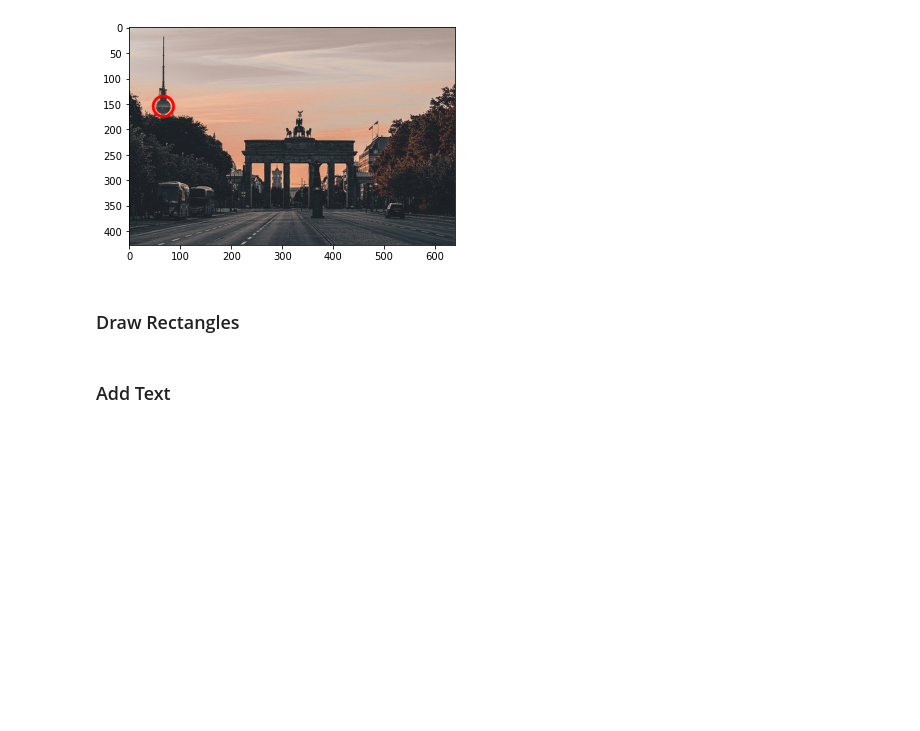
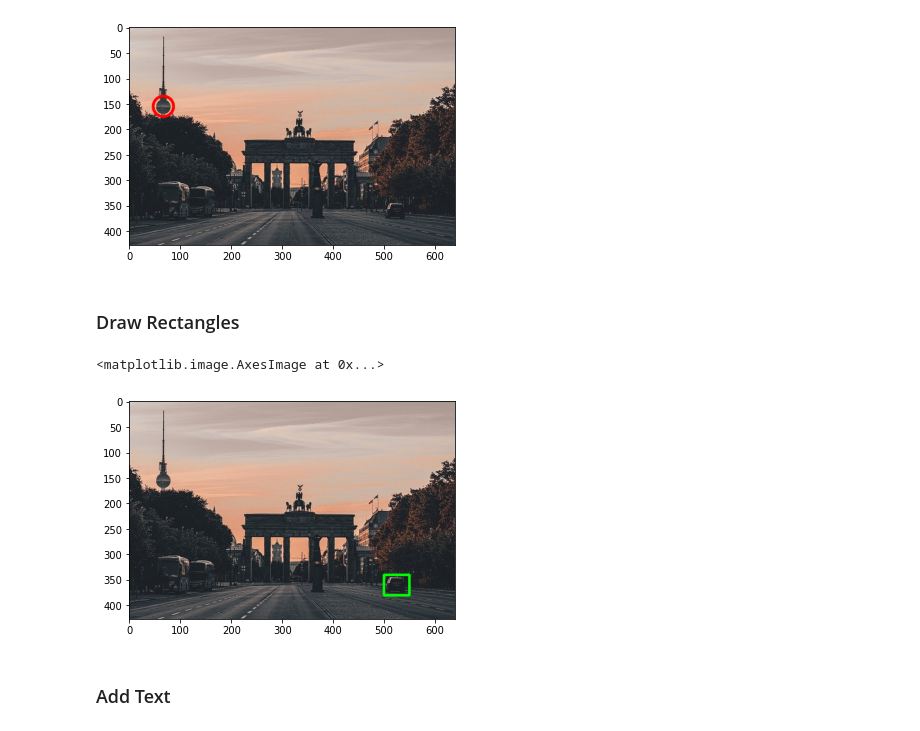
Before and after one commit to theNAFIZ/digital-image-processing-with-opencv, a Jupyter notebook: annotation.ipynb, the cells around one changed output. Saved outputs shown, nothing was run; the diff lists cells and outputs as text; code cells hidden in the pictures; blank space fills up the shorter version.

Commit message:
Draw Rectangle

```diff
--- a/annotation.ipynb
+++ b/annotation.ipynb
@@ -31,6 +31,14 @@ plt.imshow(img_circle)
 [figure]
 # %% [markdown]
 ### Draw Rectangles
+# %%
+img_rect = image.copy()
+
+cv2.rectangle(img_rect, (500,340), (550, 380), [0,255,0], 3, cv2.LINE_8, 0)
+plt.imshow(img_rect)
+# %% [output]
+<matplotlib.image.AxesImage at 0x...>
+[figure, added]
 # %% [markdown]
 ### Add Text
 # %% [markdown]
```
